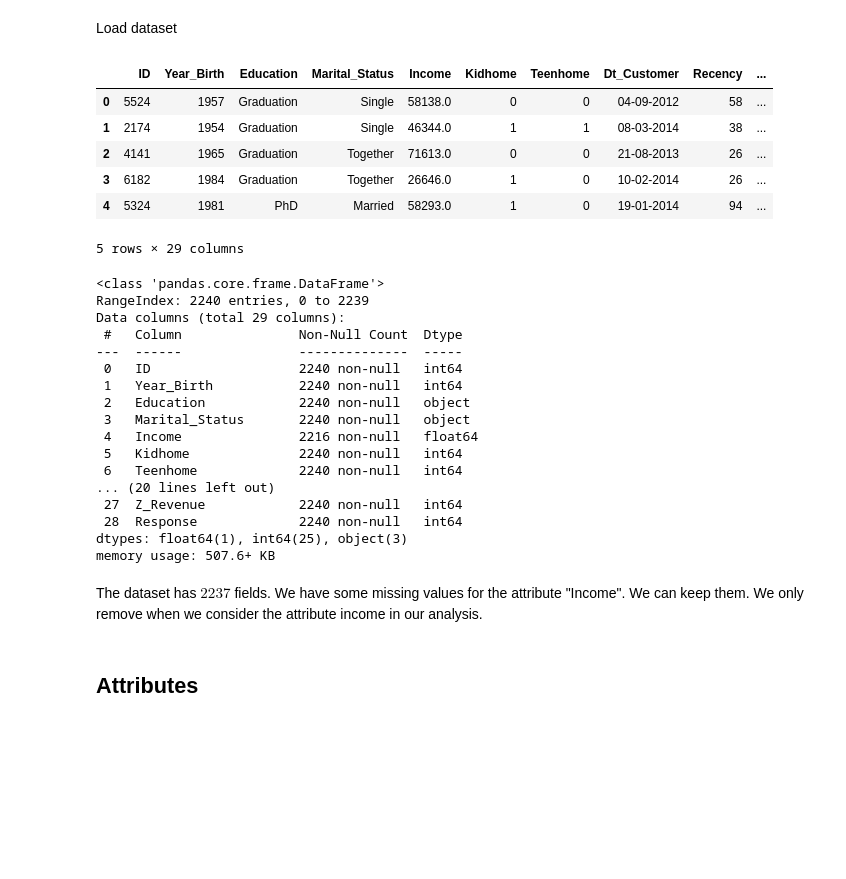
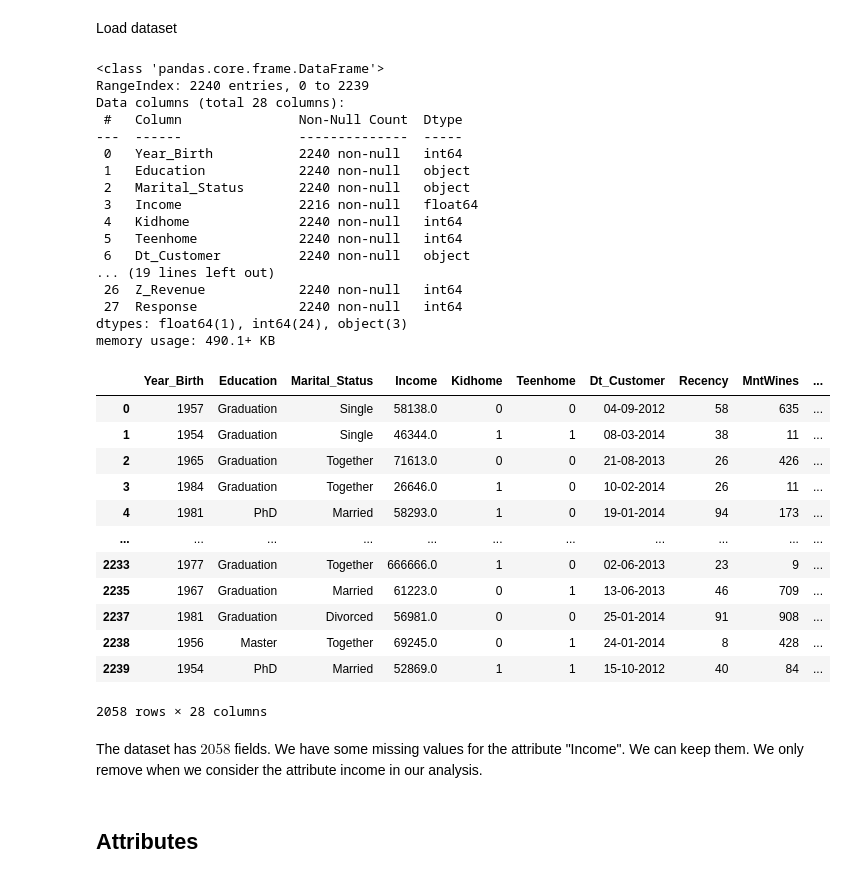
Before and after one commit to FrancescoManca-FM/Project_Mining_Large_Dataset, a Jupyter notebook: project.ipynb, the cells around one changed output. Saved outputs shown, nothing was run; the diff lists cells and outputs as text; code cells hidden in the pictures; blank space fills up the shorter version.

```diff
--- a/project.ipynb
+++ b/project.ipynb
@@ -8,39 +9,48 @@ Load dataset
 # %%
 df = pd.read_csv("./marketing_campaign.csv",delimiter="\t")
 df.head()
+df.drop(columns=["ID"], inplace=True)
-# %% [output]
-|  | ID | Year_Birth | Education | Marital_Status | Income | Kidhome | Teenhome | Dt_Customer | Recency | ... |
-| 0 | 5524 | 1957 | Graduation | Single | 58138.0 | 0 | 0 | 04-09-2012 | 58 | ... |
-| 1 | 2174 | 1954 | Graduation | Single | 46344.0 | 1 | 1 | 08-03-2014 | 38 | ... |
-| 2 | 4141 | 1965 | Graduation | Together | 71613.0 | 0 | 0 | 21-08-2013 | 26 | ... |
-| 3 | 6182 | 1984 | Graduation | Together | 26646.0 | 1 | 0 | 10-02-2014 | 26 | ... |
-| 4 | 5324 | 1981 | PhD | Married | 58293.0 | 1 | 0 | 19-01-2014 | 94 | ... |
-5 rows × 29 columns
 # %%
 df.info()
 # %% [output]
 <class 'pandas.core.frame.DataFrame'>
 RangeIndex: 2240 entries, 0 to 2239
-Data columns (total 29 columns):
+Data columns (total 28 columns):
  #   Column               Non-Null Count  Dtype
 ---  ------               --------------  -----
- 0   ID                   2240 non-null   int64
- 1   Year_Birth           2240 non-null   int64
- 2   Education            2240 non-null   object
- 3   Marital_Status       2240 non-null   object
- 4   Income               2216 non-null   float64
- 5   Kidhome              2240 non-null   int64
- 6   Teenhome             2240 non-null   int64
-... (20 lines left out)
- 27  Z_Revenue            2240 non-null   int64
- 28  Response             2240 non-null   int64
-dtypes: float64(1), int64(25), object(3)
-memory usage: 507.6+ KB
+ 0   Year_Birth           2240 non-null   int64
+ 1   Education            2240 non-null   object
+ 2   Marital_Status       2240 non-null   object
+ 3   Income               2216 non-null   float64
+ 4   Kidhome              2240 non-null   int64
+ 5   Teenhome             2240 non-null   int64
+ 6   Dt_Customer          2240 non-null   object
+... (19 lines left out)
+ 26  Z_Revenue            2240 non-null   int64
+ 27  Response             2240 non-null   int64
+dtypes: float64(1), int64(24), object(3)
+memory usage: 490.1+ KB
 # %%
 #removing duplicates
 df.drop_duplicates(inplace=True)
+# %%
+df
+# %% [output]
+|  | Year_Birth | Education | Marital_Status | Income | Kidhome | Teenhome | Dt_Customer | Recency | MntWines | ... |
+| 0 | 1957 | Graduation | Single | 58138.0 | 0 | 0 | 04-09-2012 | 58 | 635 | ... |
+| 1 | 1954 | Graduation | Single | 46344.0 | 1 | 1 | 08-03-2014 | 38 | 11 | ... |
+| 2 | 1965 | Graduation | Together | 71613.0 | 0 | 0 | 21-08-2013 | 26 | 426 | ... |
+| 3 | 1984 | Graduation | Together | 26646.0 | 1 | 0 | 10-02-2014 | 26 | 11 | ... |
+| 4 | 1981 | PhD | Married | 58293.0 | 1 | 0 | 19-01-2014 | 94 | 173 | ... |
+| ... | ... | ... | ... | ... | ... | ... | ... | ... | ... | ... |
+| 2233 | 1977 | Graduation | Together | 666666.0 | 1 | 0 | 02-06-2013 | 23 | 9 | ... |
+| 2235 | 1967 | Graduation | Married | 61223.0 | 0 | 1 | 13-06-2013 | 46 | 709 | ... |
+| 2237 | 1981 | Graduation | Divorced | 56981.0 | 0 | 0 | 25-01-2014 | 91 | 908 | ... |
+| 2238 | 1956 | Master | Together | 69245.0 | 0 | 1 | 24-01-2014 | 8 | 428 | ... |
+| 2239 | 1954 | PhD | Married | 52869.0 | 1 | 1 | 15-10-2012 | 40 | 84 | ... |
+2058 rows × 28 columns
 # %% [markdown]
-The dataset has $2237$ fields. We have some missing values for the attribute "Income". We can keep them. We only remove when we consider the attribute income in our analysis.
+The dataset has $2058$ fields. We have some missing values for the attribute "Income". We can keep them. We only remove when we consider the attribute income in our analysis.
 # %% [markdown]
 ## Attributes
 # %% [markdown]
```
Also changed, not shown: parts of 1 cell of this notebook.
